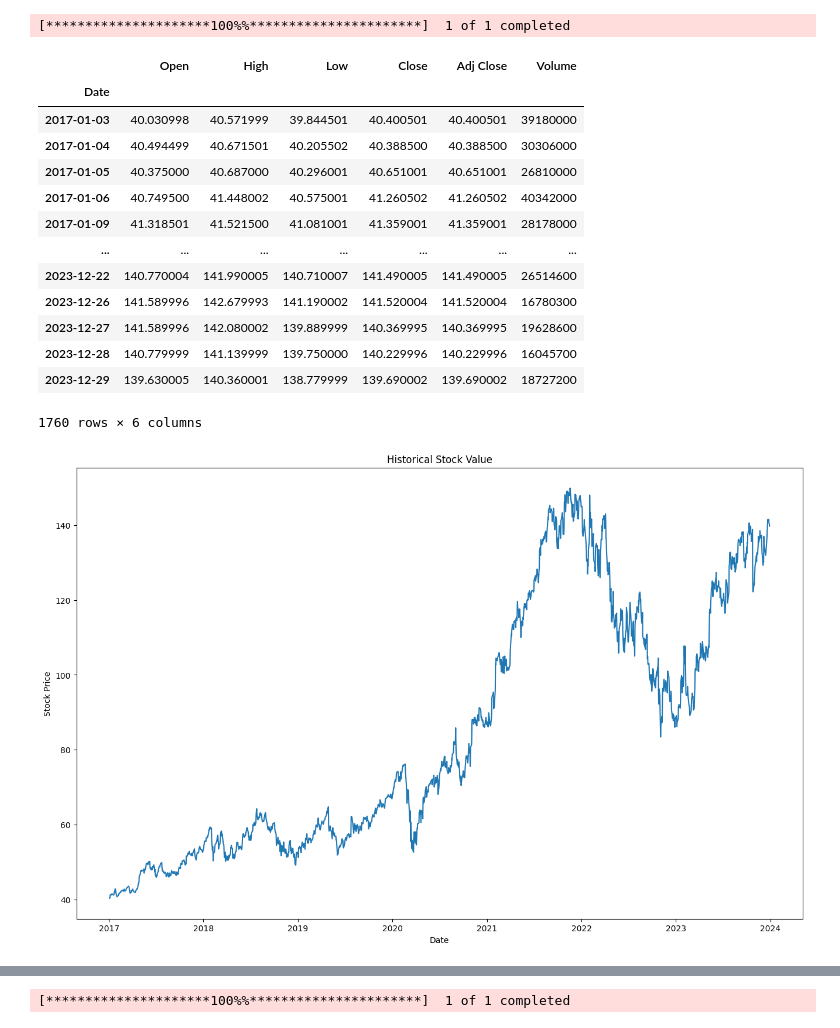
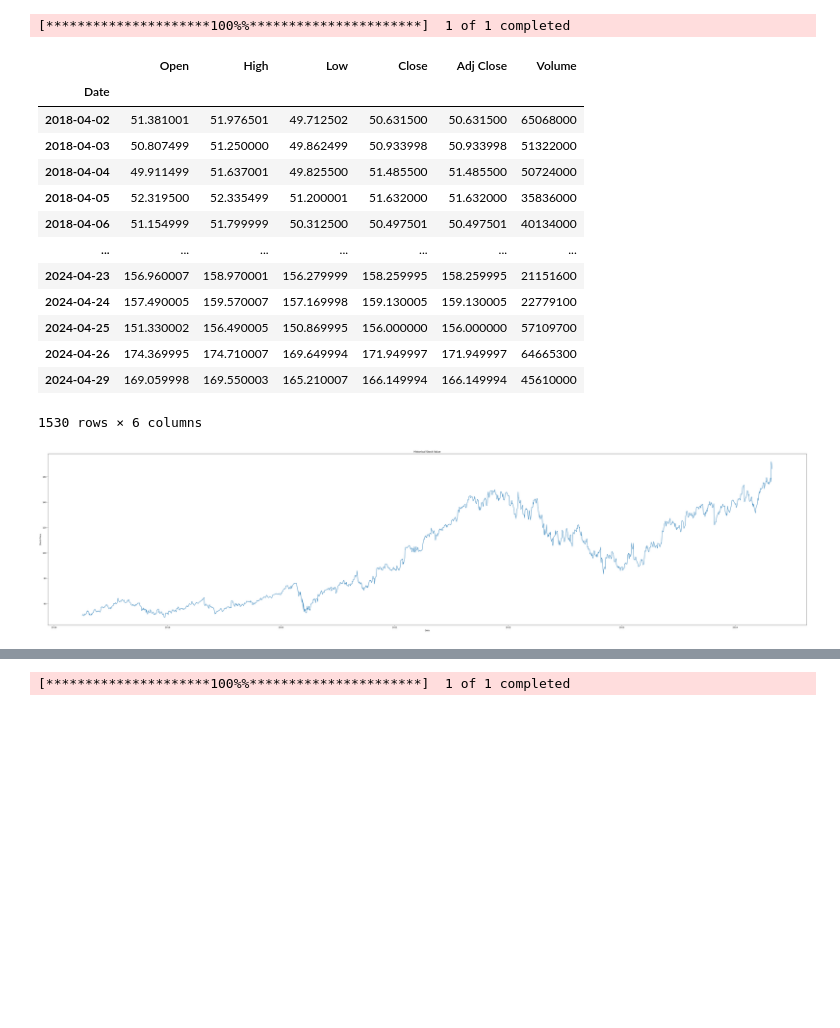
Before and after one commit to siddhant8019/stock_market-Prediction, a Jupyter notebook: StockMarket.ipynb, the cells around one changed output, grey strips where cells are left out. Saved outputs shown, nothing was run; the diff lists cells and outputs as text; code cells hidden in the pictures; blank space fills up the shorter version.

```diff
--- a/StockMarket.ipynb
+++ b/StockMarket.ipynb
@@ -19,6 +12,6 @@ from keras.layers import Dropout
 # %%
-start = dt.datetime(2017,1,1)
-end = dt.datetime(2023,12,31)
+start = dt.datetime(2018,4,1)
+end = dt.datetime(2024,4,30)
 stk_data = yf.download('GOOGL',start=start,end=end)
 # %% [output]
 [*********************100%%**********************]  1 of 1 completed
@@ -27,27 +20,27 @@ stk_data
 # %% [output]
 |  | Open | High | Low | Close | Adj Close | Volume |
 | Date |  |  |  |  |  |  |
-| 2017-01-03 | 40.030998 | 40.571999 | 39.844501 | 40.400501 | 40.400501 | 39180000 |
-| 2017-01-04 | 40.494499 | 40.671501 | 40.205502 | 40.388500 | 40.388500 | 30306000 |
-| 2017-01-05 | 40.375000 | 40.687000 | 40.296001 | 40.651001 | 40.651001 | 26810000 |
-| 2017-01-06 | 40.749500 | 41.448002 | 40.575001 | 41.260502 | 41.260502 | 40342000 |
-| 2017-01-09 | 41.318501 | 41.521500 | 41.081001 | 41.359001 | 41.359001 | 28178000 |
+| 2018-04-02 | 51.381001 | 51.976501 | 49.712502 | 50.631500 | 50.631500 | 65068000 |
+| 2018-04-03 | 50.807499 | 51.250000 | 49.862499 | 50.933998 | 50.933998 | 51322000 |
+| 2018-04-04 | 49.911499 | 51.637001 | 49.825500 | 51.485500 | 51.485500 | 50724000 |
+| 2018-04-05 | 52.319500 | 52.335499 | 51.200001 | 51.632000 | 51.632000 | 35836000 |
+| 2018-04-06 | 51.154999 | 51.799999 | 50.312500 | 50.497501 | 50.497501 | 40134000 |
 | ... | ... | ... | ... | ... | ... | ... |
-| 2023-12-22 | 140.770004 | 141.990005 | 140.710007 | 141.490005 | 141.490005 | 26514600 |
-| 2023-12-26 | 141.589996 | 142.679993 | 141.190002 | 141.520004 | 141.520004 | 16780300 |
-| 2023-12-27 | 141.589996 | 142.080002 | 139.889999 | 140.369995 | 140.369995 | 19628600 |
-| 2023-12-28 | 140.779999 | 141.139999 | 139.750000 | 140.229996 | 140.229996 | 16045700 |
-| 2023-12-29 | 139.630005 | 140.360001 | 138.779999 | 139.690002 | 139.690002 | 18727200 |
+| 2024-04-23 | 156.960007 | 158.970001 | 156.279999 | 158.259995 | 158.259995 | 21151600 |
+| 2024-04-24 | 157.490005 | 159.570007 | 157.169998 | 159.130005 | 159.130005 | 22779100 |
+| 2024-04-25 | 151.330002 | 156.490005 | 150.869995 | 156.000000 | 156.000000 | 57109700 |
+| 2024-04-26 | 174.369995 | 174.710007 | 169.649994 | 171.949997 | 171.949997 | 64665300 |
+| 2024-04-29 | 169.059998 | 169.550003 | 165.210007 | 166.149994 | 166.149994 | 45610000 |
-1760 rows × 6 columns
+1530 rows × 6 columns
 # %%
-plt.figure(figsize=(16,10))
+plt.figure(figsize=(66,15))
 plt.plot(stk_data['Close'])
 plt.title('Historical Stock Value')
 plt.xlabel('Date')
 plt.ylabel('Stock Price')
 plt.show()
 # %% [output]
-[figure, old version]
+[figure, new version]
 # %%
 stk_data['Date'] = stk_data.index
 data2 = pd.DataFrame(columns = ['Date', 'Open', 'High', 'Low', 'Close'])
```
Also changed, not shown: parts of 8 cells of this notebook.
